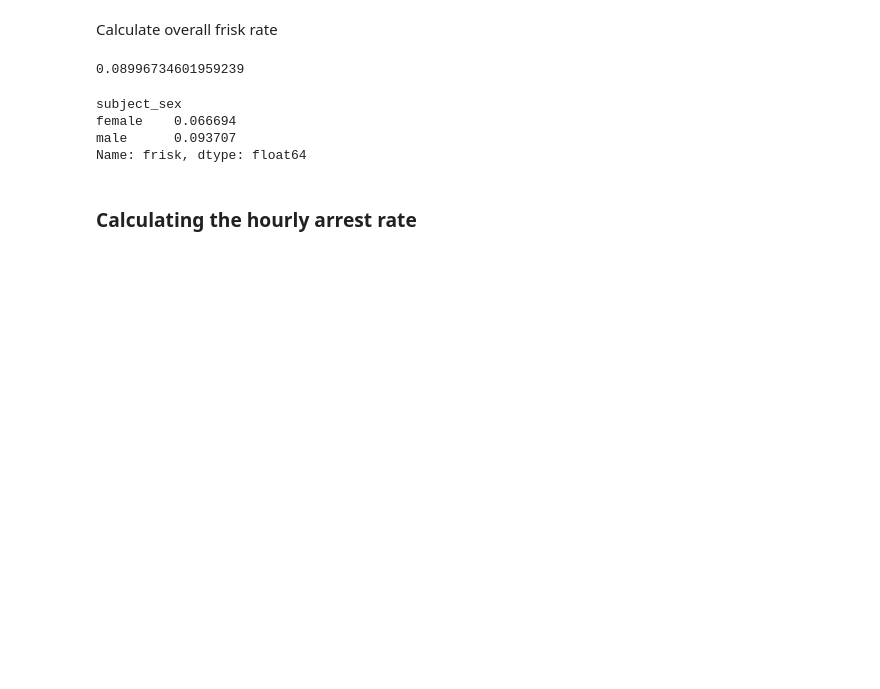
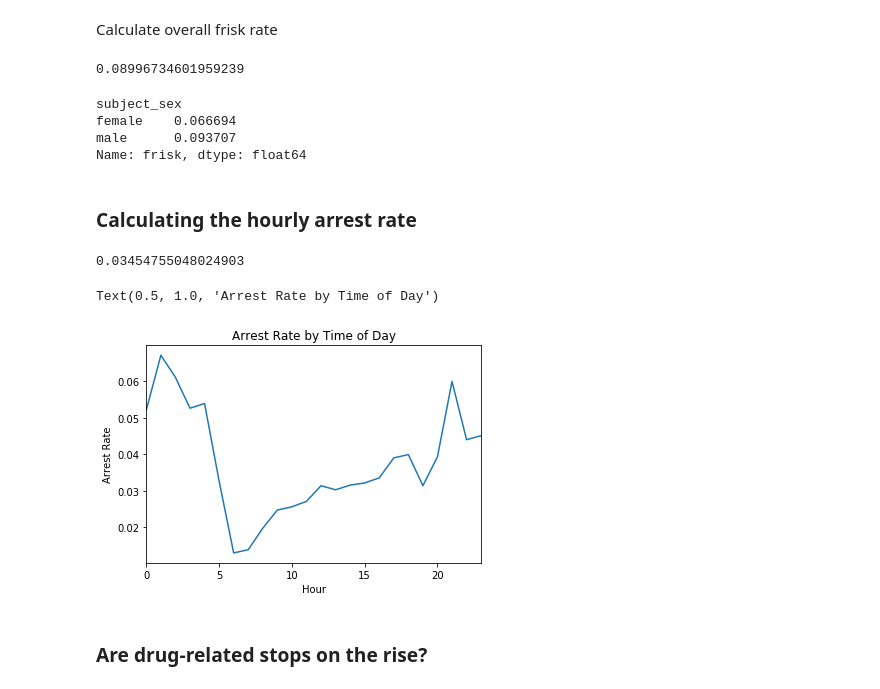
Before and after one commit to simprism/open-policing, a Jupyter notebook: open-policing.ipynb, the cells around one changed output. Cells and saved outputs as stored; diff of their text form; code cells hidden in the pictures; blank space fills up the shorter version.

Commit message:
arrests time of day

```diff
--- a/open-policing.ipynb
+++ b/open-policing.ipynb
@@ -250,3 +250,19 @@ male      0.093707
 Name: frisk, dtype: float64
 # %% [markdown]
 ### Calculating the hourly arrest rate
+# %%
+ri.arrest_made.mean()
+# %% [output]
+0.03454755048024903
+# %%
+hourly_arrest_rate = ri.groupby(ri.index.hour).arrest_made.mean()
+# %%
+hourly_arrest_rate.plot()
+plt.xlabel('Hour')
+plt.ylabel('Arrest Rate')
+plt.title('Arrest Rate by Time of Day')
+# %% [output]
+Text(0.5, 1.0, 'Arrest Rate by Time of Day')
+[figure, added]
+# %% [markdown]
+### Are drug-related stops on the rise?
```
Also changed, not shown: parts of 1 cell of this notebook.
